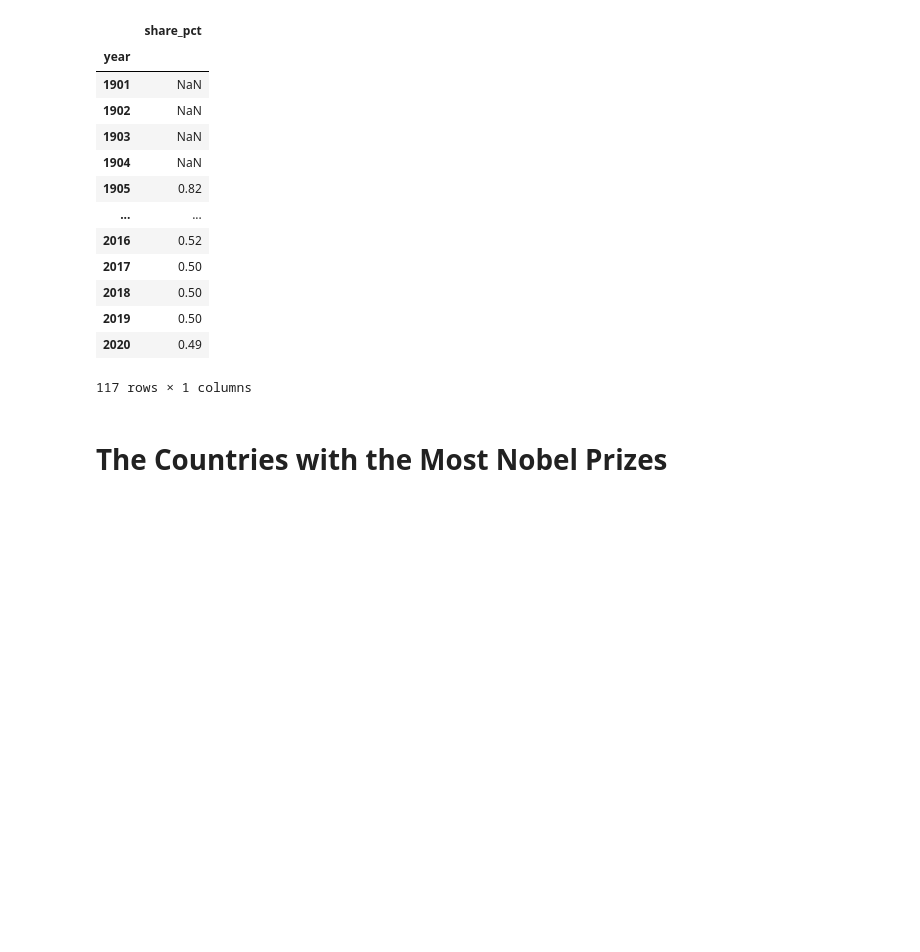
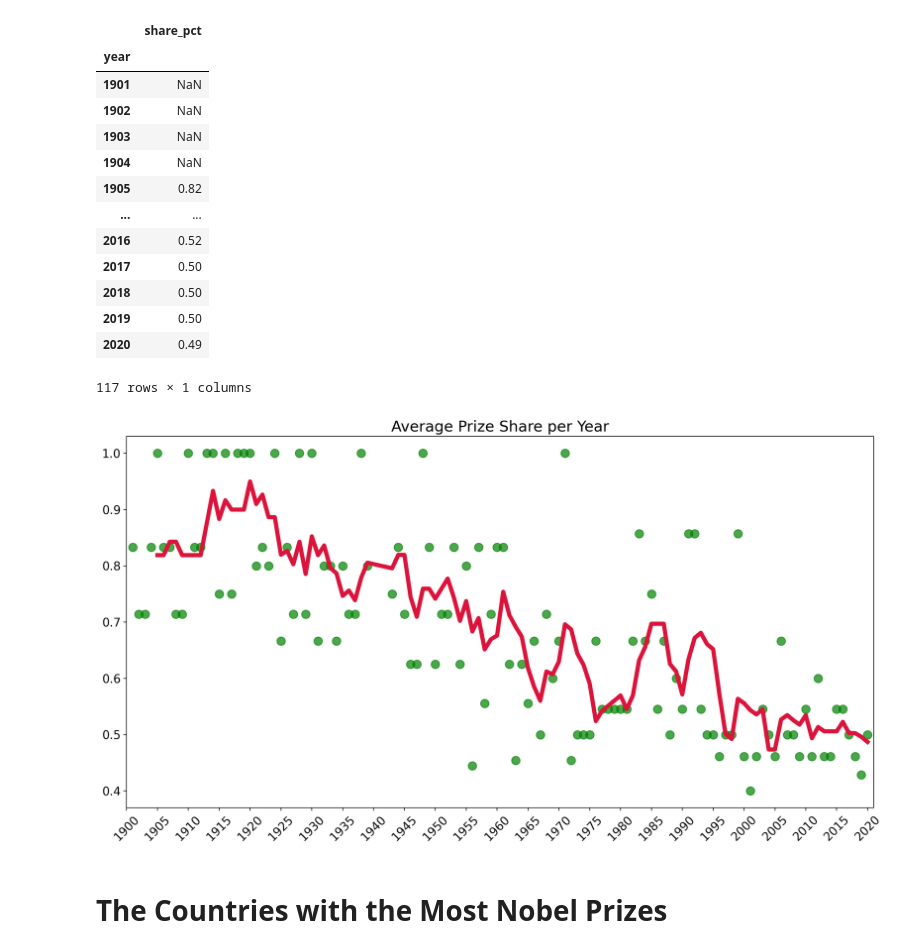
Before and after one commit to anushrinagul63/google_colab_notebooks, a Jupyter notebook: Nobel_Prize_Analysis.ipynb, the cells around one changed output. Cells and saved outputs as stored; diff of their text form; code cells hidden in the pictures; blank space fills up the shorter version.

Commit message:
Avg Prize share analysis

```diff
--- a/Nobel_Prize_Analysis.ipynb
+++ b/Nobel_Prize_Analysis.ipynb
@@ -359,6 +359,18 @@ moving_avg_share
 | 2019 | 0.50 |
 | 2020 | 0.49 |
 117 rows × 1 columns
+# %%
+plt.figure(figsize=(16,8), dpi=200)
+plt.title('Average Prize Share per Year', fontsize=18)
+plt.yticks(fontsize=14)
+plt.xticks(ticks=np.arange(1900, 2021, 5), fontsize=14, rotation=45)
+axs = plt.gca()
+axs.set_xlim(1900, 2021)
+axs.scatter(x=avg_prize_share.index, y=avg_prize_share.values, alpha=0.7, s=100, c='green')
+axs.plot(avg_prize_share.index, moving_avg_share.values, linewidth=5, c='crimson')
+plt.show()
+# %% [output]
+[figure, added]
 # %% [markdown]
 # The Countries with the Most Nobel Prizes
 # %% [markdown]
```
Also changed, not shown: parts of 1 cell of this notebook.
